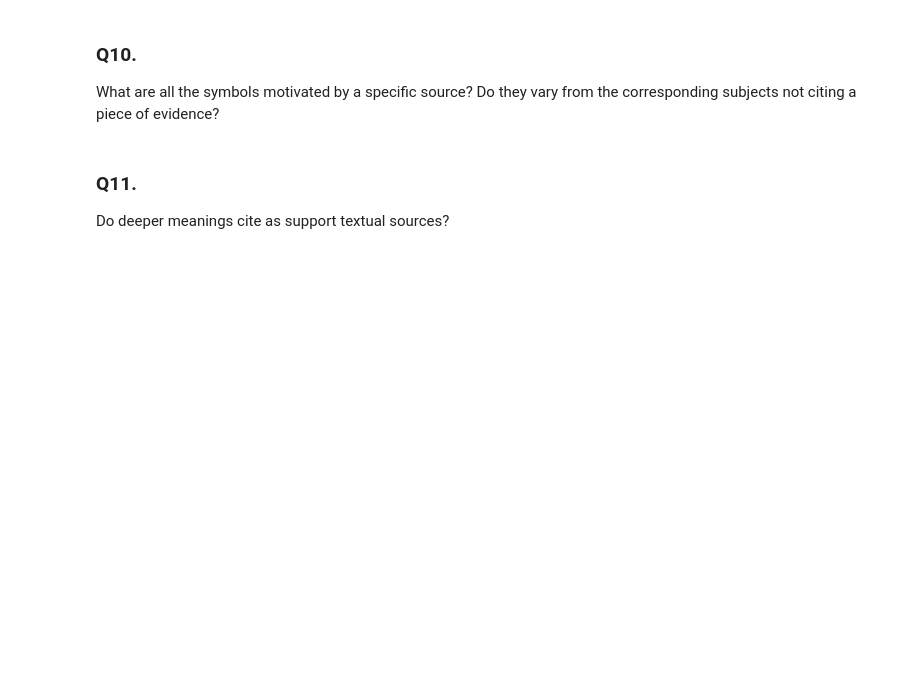
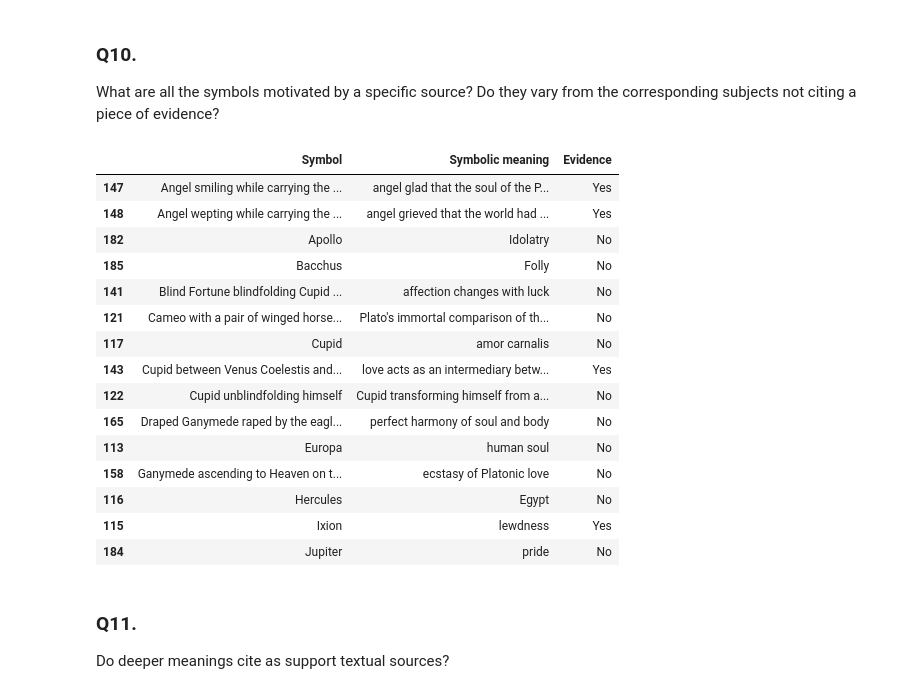
Before and after one commit to SofiBar/IconologyDataset, a Jupyter notebook: analysis/research_questions.ipynb, the cells around one changed output. Cells and saved outputs as stored; diff of their text form; code cells hidden in the pictures; blank space fills up the shorter version.

```diff
--- a/analysis/research_questions.ipynb
+++ b/analysis/research_questions.ipynb
@@ -70,6 +676,62 @@ How do symbols evolve over time and in different contexts?
 # %% [markdown]
 ### Q10.
 What are all the symbols motivated by a specific source? Do they vary from the corresponding subjects not citing a piece of evidence?
+# %%
+symb_evid_list = []
+
+q_symb_evid = """
+PREFIX d: <https://w3id.org/icon/data/>
+PREFIX icon: <https://w3id.org/icon/ontology/>
+PREFIX sim: <https://w3id.org/simulation/ontology/>
+PREFIX dul: <http://www.ontologydesignpatterns.org/ont/dul/DUL.owl#>
+PREFIX crm: <http://www.cidoc-crm.org/cidoc-crm/>
+PREFIX cito: <http://purl.org/spar/cito/>
+
+SELECT DISTINCT ?simulacrumL ?realityL ?evid  WHERE {
+?rec icon:aboutWorkOfArt ?artwork; icon:recognizedImage / icon:hasSymbol ?simulation.
+?simulation sim:hasSimulacrum ?simulacrum; sim:hasRealityCounterpart ?reality.
+?simulacrum rdfs:label ?simulacrumL.
+?reality rdfs:label ?realityL.
+
+
+OPTIONAL {?simulation cito:citesAsEvidence ?evid.}
+OPTIONAL {?rec cito:citesAsEvidence ?evid.}
+}
+"""
+
+
+res_symb_evid = sparql_query_setting(q_symb_evid, icon_sparql)
+for b in res_symb_evid['results']['bindings']:
+    simulacrum = b["simulacrumL"]["value"]
+    reality = b["realityL"]["value"]
+    if "evid" in b:
+        evid = "Yes"
+    else:
+        evid = "No"
+
+    symb_evid_list.append([simulacrum, reality,evid])
+
+df_symb_evid = pd.DataFrame(np.array(symb_evid_list),
+columns=['Symbol','Symbolic meaning', 'Evidence']).sort_values(by='Symbol')
+
+df_symb_evid.head(15)
+# %% [output]
+|  | Symbol | Symbolic meaning | Evidence |
+| 147 | Angel smiling while carrying the ... | angel glad that the soul of the P... | Yes |
+| 148 | Angel wepting while carrying the ... | angel grieved that the world had ... | Yes |
+| 182 | Apollo | Idolatry | No |
+| 185 | Bacchus | Folly | No |
+| 141 | Blind Fortune blindfolding Cupid ... | affection changes with luck | No |
+| 121 | Cameo with a pair of winged horse... | Plato's immortal comparison of th... | No |
+| 117 | Cupid | amor carnalis | No |
+| 143 | Cupid between Venus Coelestis and... | love acts as an intermediary betw... | Yes |
+| 122 | Cupid unblindfolding himself | Cupid transforming himself from a... | No |
+| 165 | Draped Ganymede raped by the eagl... | perfect harmony of soul and body | No |
+| 113 | Europa | human soul | No |
+| 158 | Ganymede ascending to Heaven on t... | ecstasy of Platonic love | No |
+| 116 | Hercules | Egypt | No |
+| 115 | Ixion | lewdness | Yes |
+| 184 | Jupiter | pride | No |
 # %% [markdown]
 ### Q11.
 Do deeper meanings cite as support textual sources?
```
Also changed, not shown: parts of 17 cells of this notebook.
